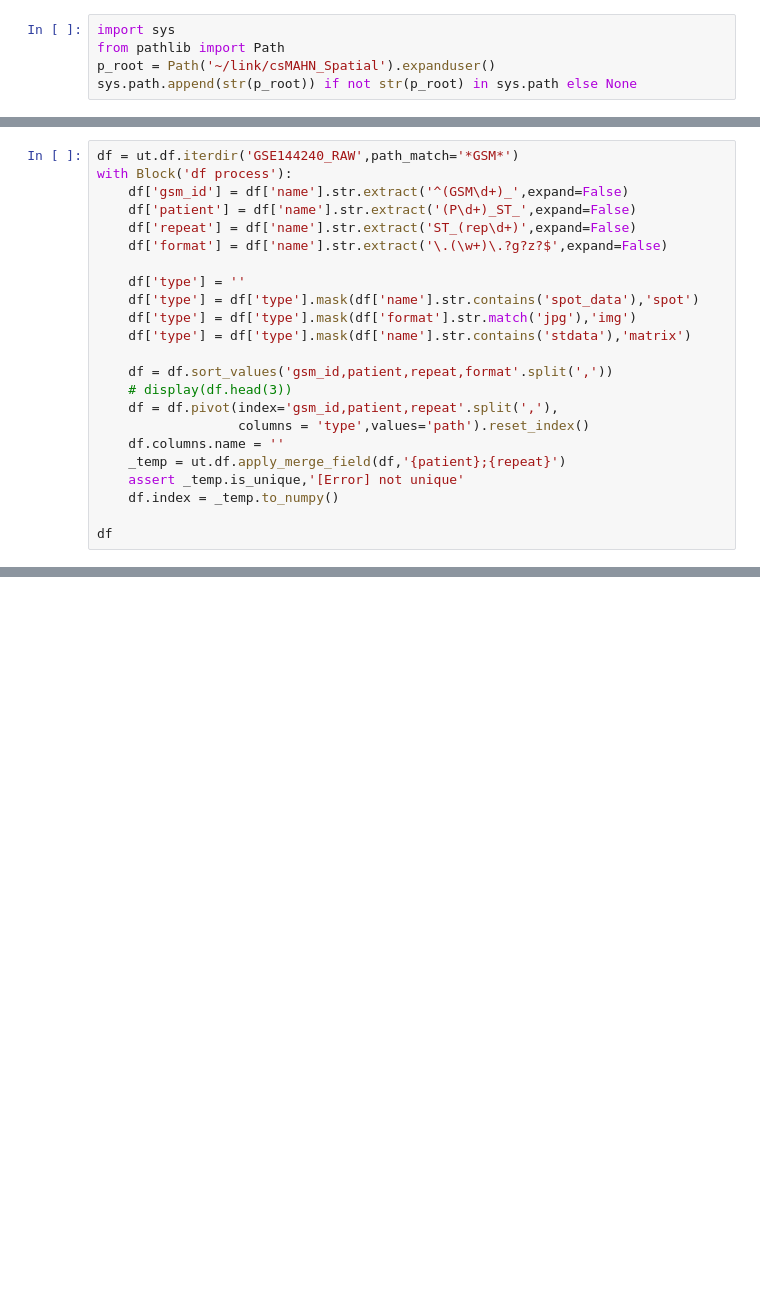
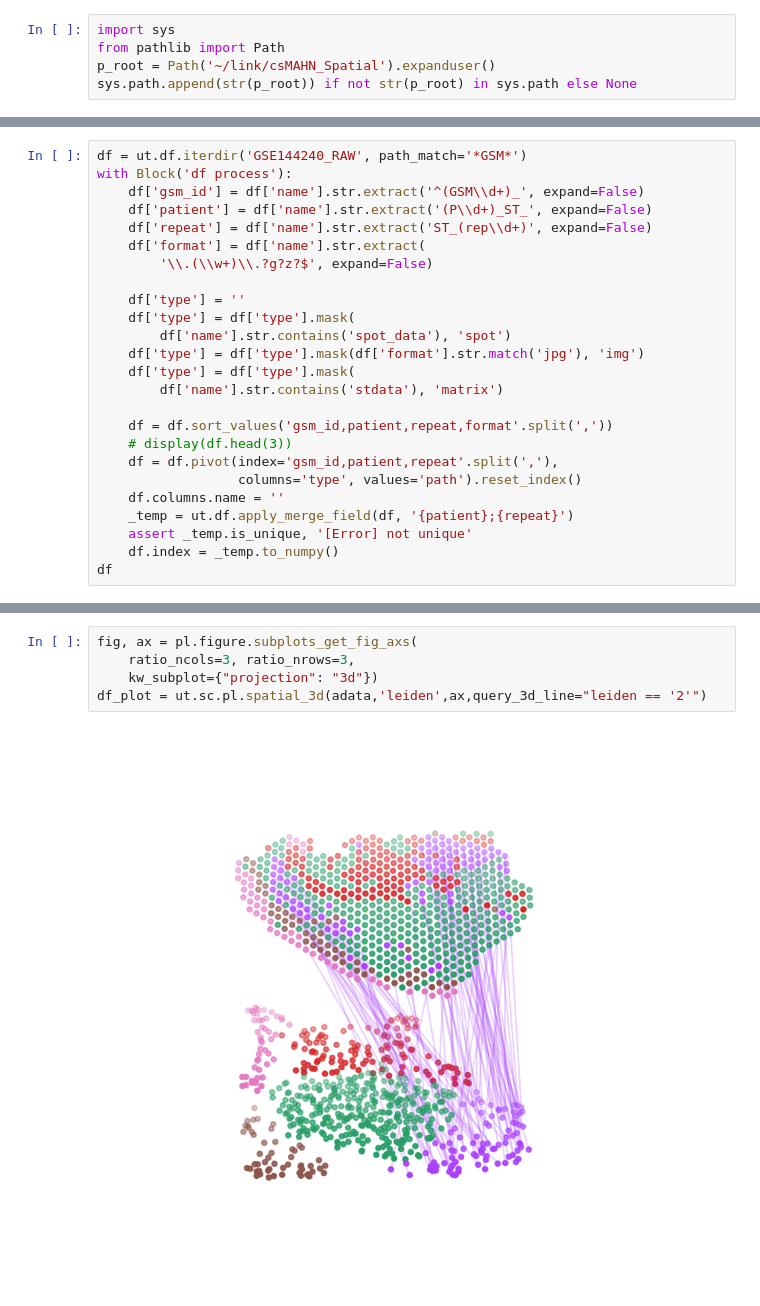
Before and after one commit to lccup/csMAHN_Spatial, a Jupyter notebook: dataset/cSCC_GSE144240/cSCC_GSE144240_0.ipynb, the cells around one changed output, grey strips where cells are left out. Cells and saved outputs as stored; diff of their text form; blank space fills up the shorter version.

```diff
--- a/dataset/cSCC_GSE144240/cSCC_GSE144240_0.ipynb
+++ b/dataset/cSCC_GSE144240/cSCC_GSE144240_0.ipynb
@@ -23,27 +21,29 @@ import utils as ut
 print(ut.__doc__)
 print(ut.__version__)
 # %%
-df = ut.df.iterdir('GSE144240_RAW',path_match='*GSM*')
+df = ut.df.iterdir('GSE144240_RAW', path_match='*GSM*')
 with Block('df process'):
-    df['gsm_id'] = df['name'].str.extract('^(GSM\d+)_',expand=False)
-    df['patient'] = df['name'].str.extract('(P\d+)_ST_',expand=False)
-    df['repeat'] = df['name'].str.extract('ST_(rep\d+)',expand=False)
-    df['format'] = df['name'].str.extract('\.(\w+)\.?g?z?$',expand=False)
+    df['gsm_id'] = df['name'].str.extract('^(GSM\\d+)_', expand=False)
+    df['patient'] = df['name'].str.extract('(P\\d+)_ST_', expand=False)
+    df['repeat'] = df['name'].str.extract('ST_(rep\\d+)', expand=False)
+    df['format'] = df['name'].str.extract(
+        '\\.(\\w+)\\.?g?z?$', expand=False)
 
     df['type'] = ''
-    df['type'] = df['type'].mask(df['name'].str.contains('spot_data'),'spot')
-    df['type'] = df['type'].mask(df['format'].str.match('jpg'),'img')
-    df['type'] = df['type'].mask(df['name'].str.contains('stdata'),'matrix')
+    df['type'] = df['type'].mask(
+        df['name'].str.contains('spot_data'), 'spot')
+    df['type'] = df['type'].mask(df['format'].str.match('jpg'), 'img')
+    df['type'] = df['type'].mask(
+        df['name'].str.contains('stdata'), 'matrix')
 
     df = df.sort_values('gsm_id,patient,repeat,format'.split(','))
     # display(df.head(3))
     df = df.pivot(index='gsm_id,patient,repeat'.split(','),
-                  columns = 'type',values='path').reset_index()
+                  columns='type', values='path').reset_index()
     df.columns.name = ''
-    _temp = ut.df.apply_merge_field(df,'{patient};{repeat}')
-    assert _temp.is_unique,'[Error] not unique'
+    _temp = ut.df.apply_merge_field(df, '{patient};{repeat}')
+    assert _temp.is_unique, '[Error] not unique'
     df.index = _temp.to_numpy()
-
 df
 # %% [output]
 |  | gsm_id | patient | repeat | img | matrix | spot |
@@ -111,0 +245,7 @@ adata = ut.sc.standard_process(adata)
+# %%
+fig, ax = pl.figure.subplots_get_fig_axs(
+    ratio_ncols=3, ratio_nrows=3,
+    kw_subplot={"projection": "3d"})
+df_plot = ut.sc.pl.spatial_3d(adata,'leiden',ax,query_3d_line="leiden == '2'")
+# %% [output]
+[figure, added]
```
Also changed, not shown: parts of 15 cells of this notebook, 12 other files.
